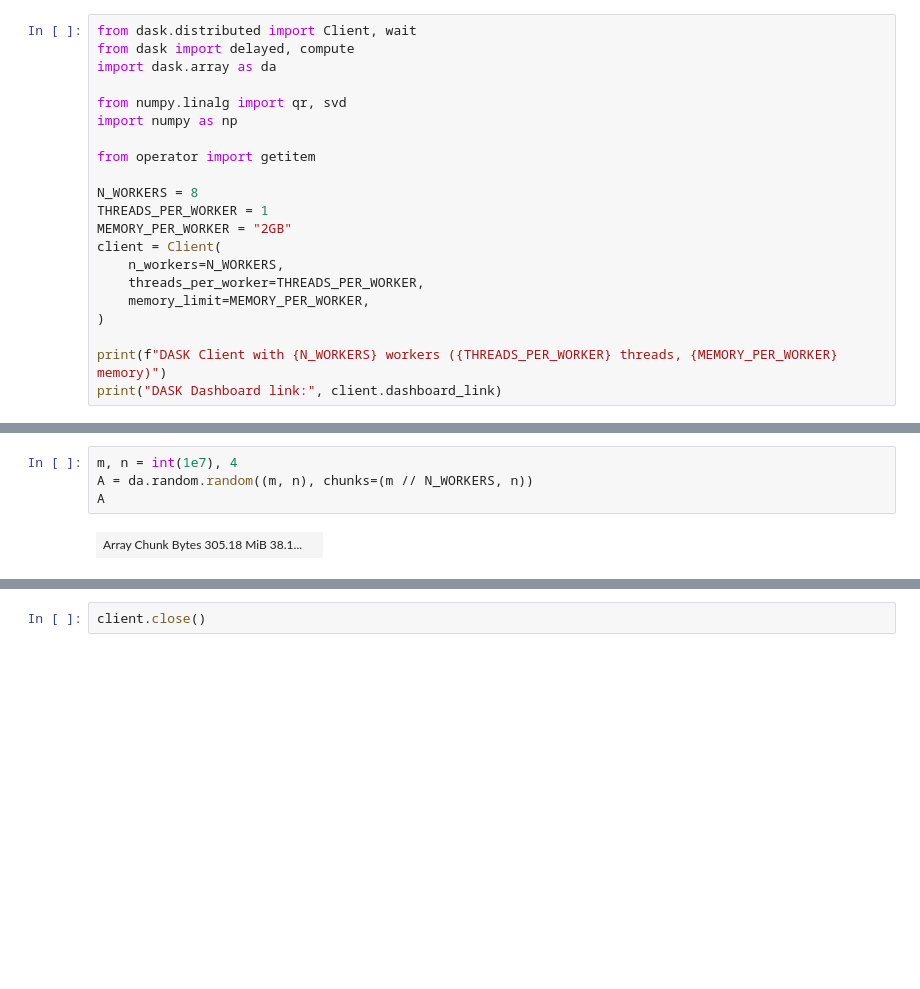
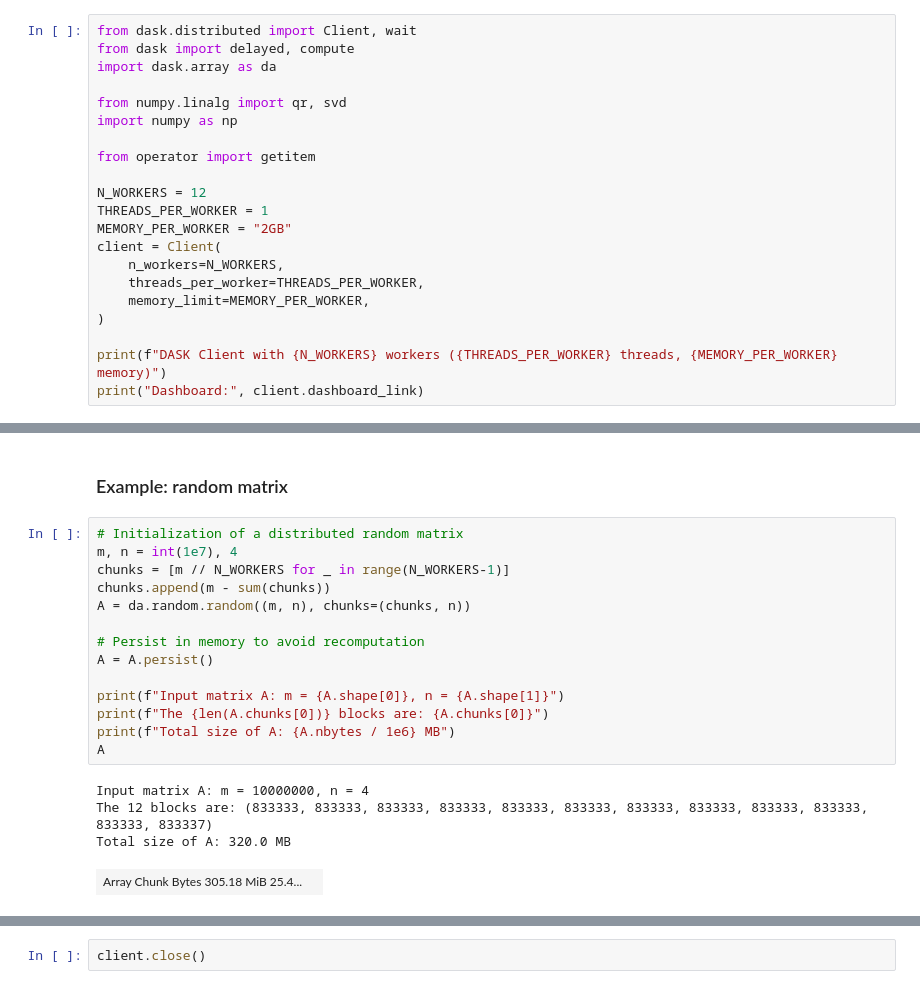
Before and after one commit to AlessandroMiotto/MAPD_project, a Jupyter notebook: Direct.ipynb, the cells around one changed output, grey strips where cells are left out. Drawn from its saved outputs; the diff is of its cells as text; blank space fills up the shorter version.

```diff
--- a/Direct.ipynb
+++ b/Direct.ipynb
@@ -16,7 +17,7 @@ import numpy as np
 
 from operator import getitem
 
-N_WORKERS = 8
+N_WORKERS = 12
 THREADS_PER_WORKER = 1
 MEMORY_PER_WORKER = "2GB"
 client = Client(
@@ -26,5 +27,5 @@ client = Client(
 )
 
 print(f"DASK Client with {N_WORKERS} workers ({THREADS_PER_WORKER} threads, {MEMORY_PER_WORKER} memory)")
-print("DASK Dashboard link:", client.dashboard_link)
+print("Dashboard:", client.dashboard_link)
 # %% [output]
@@ -138,7 +95,22 @@ def thin_svd(A : da.Array) -> tuple[delayed, delayed, delayed]:
+# %% [markdown]
+### Example: random matrix
 # %%
+# Initialization of a distributed random matrix
 m, n = int(1e7), 4
-A = da.random.random((m, n), chunks=(m // N_WORKERS, n))
+chunks = [m // N_WORKERS for _ in range(N_WORKERS-1)]
+chunks.append(m - sum(chunks))
+A = da.random.random((m, n), chunks=(chunks, n))
+
+# Persist in memory to avoid recomputation
+A = A.persist()
+
+print(f"Input matrix A: m = {A.shape[0]}, n = {A.shape[1]}")
+print(f"The {len(A.chunks[0])} blocks are: {A.chunks[0]}")
+print(f"Total size of A: {A.nbytes / 1e6} MB")
 A
 # %% [output]
+Input matrix A: m = 10000000, n = 4
+The 12 blocks are: (833333, 833333, 833333, 833333, 833333, 833333, 833333, 833333, 833333, 833333, 833333, 833337)
+Total size of A: 320.0 MB
-| Array Chunk Bytes 305.18 MiB 38.1... |  |
+| Array Chunk Bytes 305.18 MiB 25.4... |  |
 # %%
```
Also changed, not shown: parts of 19 cells of this notebook, 5 other files.
